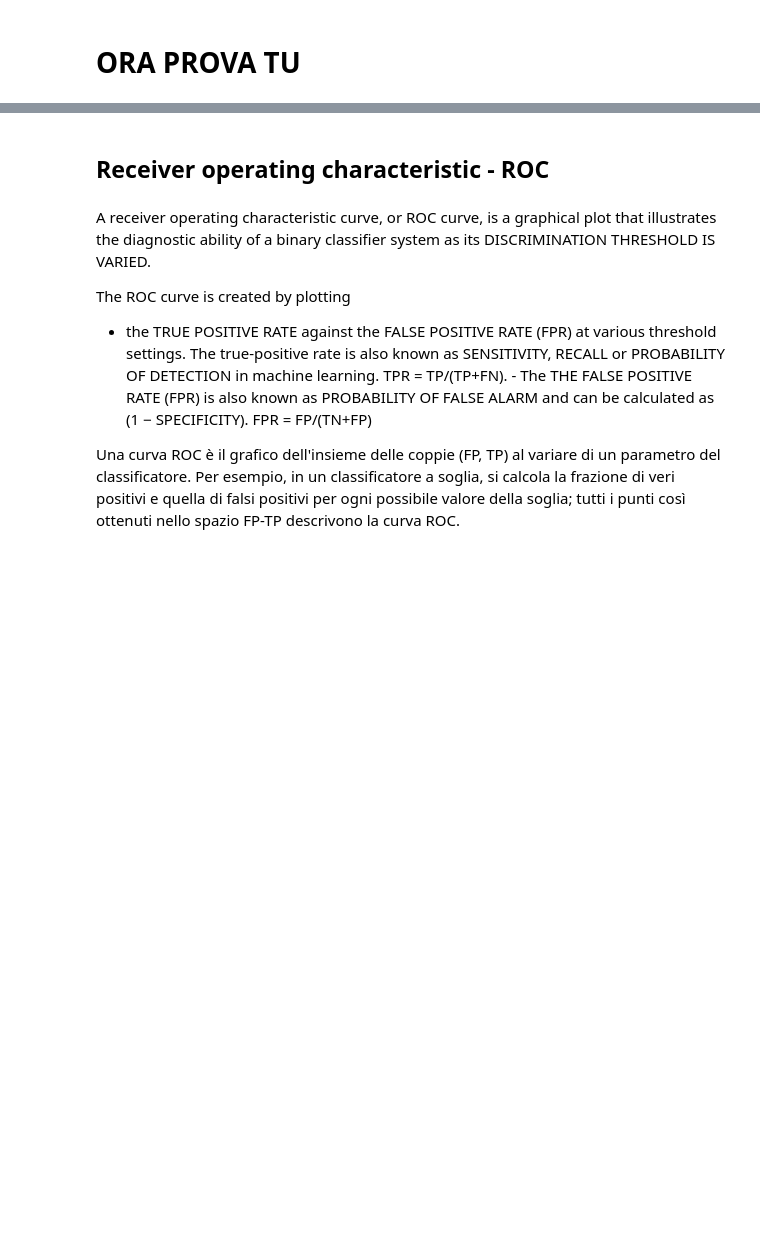
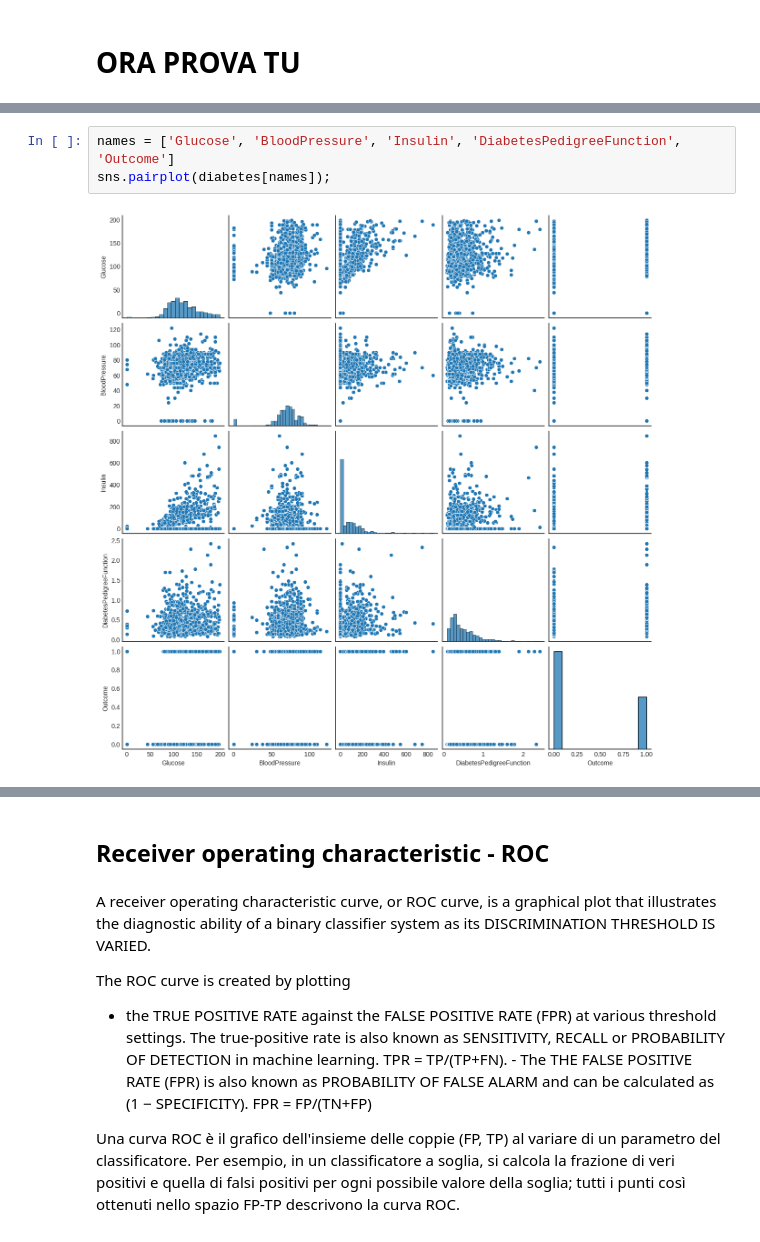
Before and after one commit to pal-dev-labs/Artificial-Intelligence-with-Python, a Jupyter notebook: 10-classification.ipynb, the cells around one changed output, grey strips where cells are left out. Cells and saved outputs as stored; diff of their text form; blank space fills up the shorter version.

```diff
--- a/10-classification.ipynb
+++ b/10-classification.ipynb
@@ -472,0 +377,5 @@ We use the concept of CONFUSION MATRIX
+# %%
+names = ['Glucose', 'BloodPressure', 'Insulin', 'DiabetesPedigreeFunction', 'Outcome']
+sns.pairplot(diabetes[names]);
+# %% [output]
+[figure, added]
```
Also changed, not shown: parts of 48 cells of this notebook.
